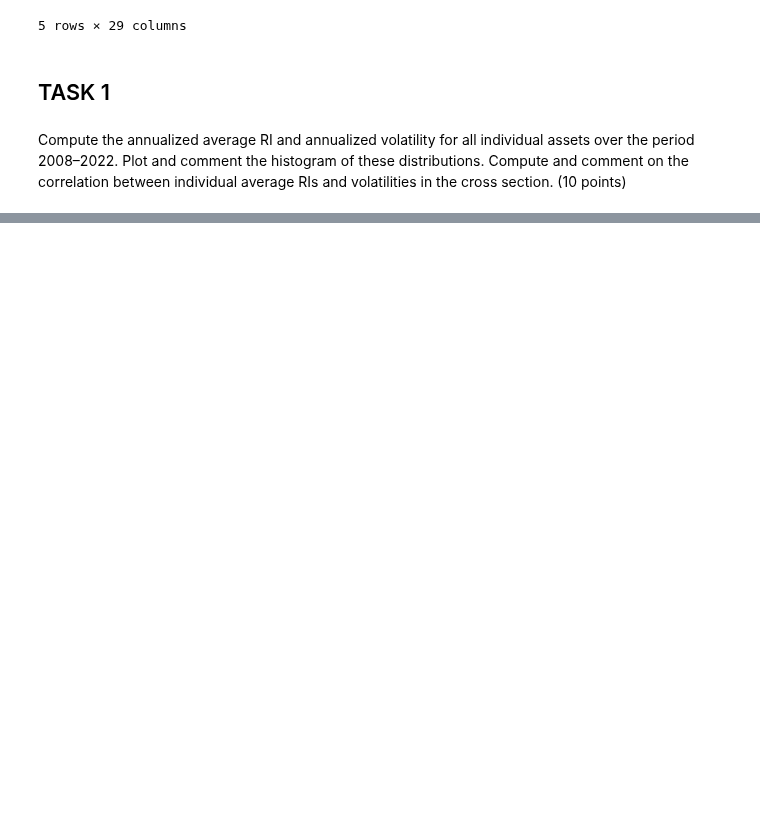
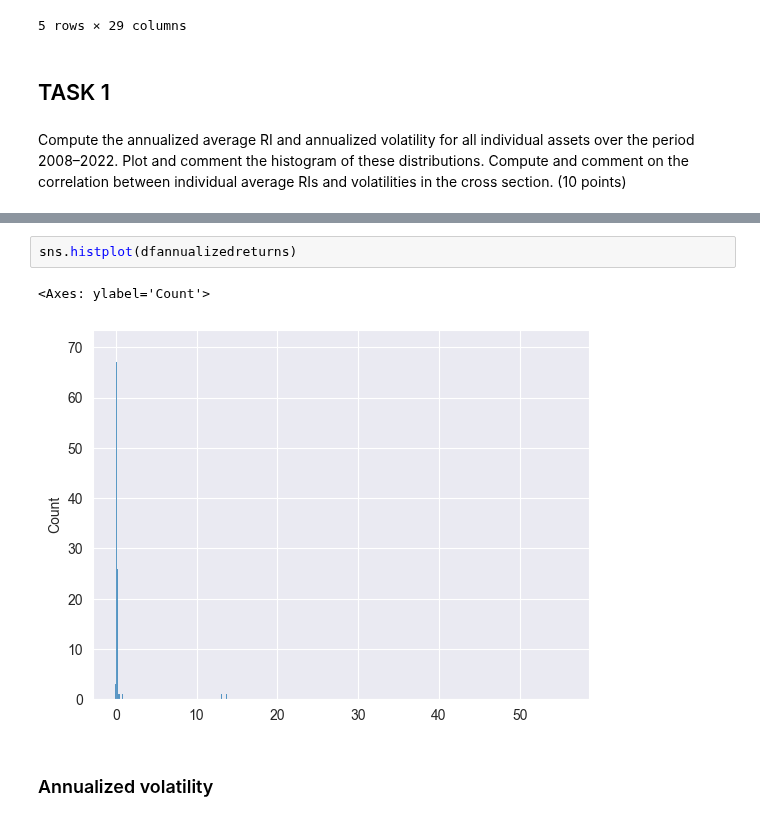
Before and after one commit to GiammarcoBozzelli/SEF, a Jupyter notebook: main.ipynb, the cells around one changed output, grey strips where cells are left out. Saved outputs shown, nothing was run; the diff lists cells and outputs as text; blank space fills up the shorter version.

```diff
--- a/main.ipynb
+++ b/main.ipynb
@@ -235,0 +326,7 @@ Compute the annualized average RI and annualized volatility for all individual a
+# %%
+sns.histplot(dfannualizedreturns)
+# %% [output]
+<Axes: ylabel='Count'>
+[figure, added]
+# %% [markdown]
+### Annualized volatility
```
Also changed, not shown: parts of 26 cells of this notebook.
